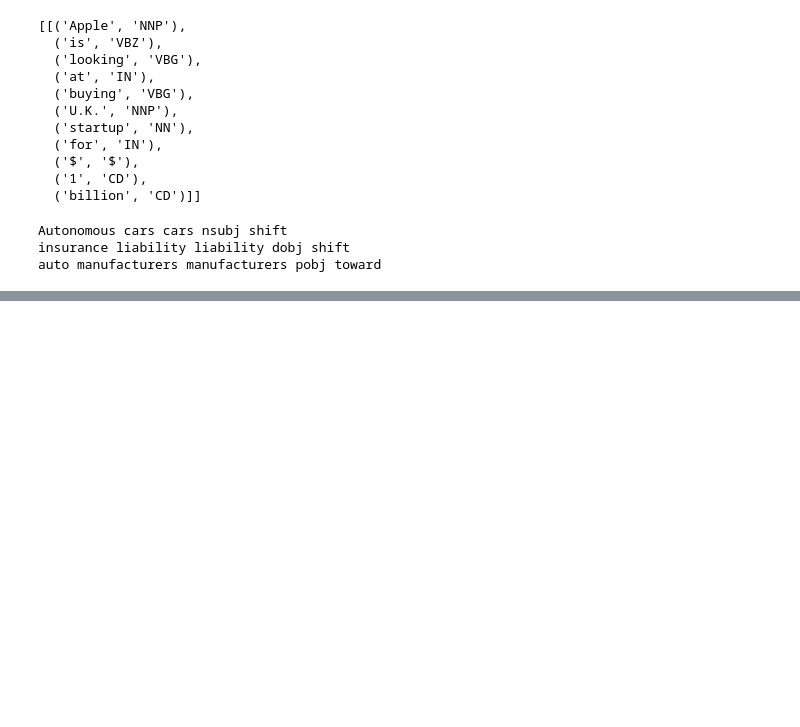
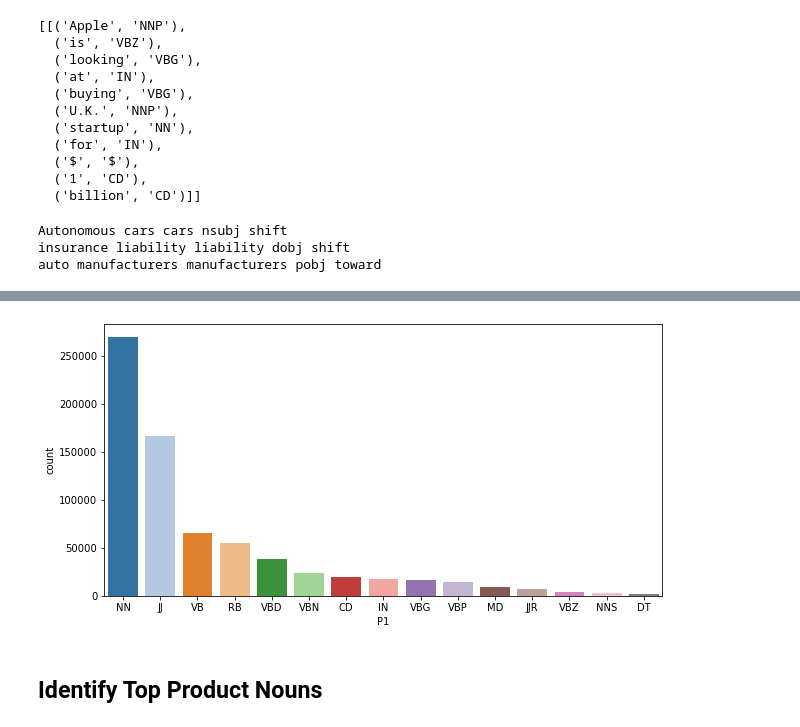
Before and after one commit to broepke/POS, a Jupyter notebook: pos.ipynb, the cells around one changed output, grey strips where cells are left out. Drawn from its saved outputs; the diff is of its cells as text; code cells hidden in the pictures; blank space fills up the shorter version.

```diff
--- a/pos.ipynb
+++ b/pos.ipynb
@@ -51,0 +146,29 @@ auto manufacturers manufacturers pobj toward
+# %%
+def parse_text(x):
+    '''using TextBlob, get the full parsed results (POS, etc)'''
+    blob = TextBlob(x)
+    p = blob.parse()
+    p = re.sub(r'^\w+/', '',p)
+    return p.split('/')
+# %%
+def build_pos(x):
+    '''pass a DataFrame column with tokenized text and return a DF of the Words'''
+    all_words = []
+    for l in x:
+        all_words = all_words + l
+
+    df = pd.DataFrame(all_words)
+    df.columns = ['Word']
+
+    # Add a column for the POS
+    df['Parse'] = df['Word'].apply(lambda x: parse_text(x))
+
+    # Expned the extracted list of POS tags into their own columns, and concat that back to the orig DF
+    # https://chrisalbon.com/python/data_wrangling/pandas_expand_cells_containing_lists/
+    par = pd.DataFrame(df['Parse'].to_list(), columns=['P1','P2', 'P3', 'P4'])
+    df = pd.concat([df[:], par[:]], axis=1)
+    df.drop(columns=['Parse'], inplace=True)
+
+    return df
+# %%
+df_words = build_pos(df['Text_Tok'])
@@ -51,0 +195,3 @@ auto manufacturers manufacturers pobj toward
+# %%
+df_top_pos = df_words.groupby('P1')['P1'].count().\
+    reset_index(name='count').sort_values(['count'],ascending=False).head(15)
@@ -51,0 +217,7 @@ auto manufacturers manufacturers pobj toward
+# %%
+plt.figure(figsize=(10,5))
+sns.barplot(data =df_top_pos, x='P1', y='count', palette="tab20");
+# %% [output]
+[figure, added]
+# %% [markdown]
+## Identify Top Product Nouns
```
Also changed, not shown: parts of 28 cells of this notebook, 1 other file.
